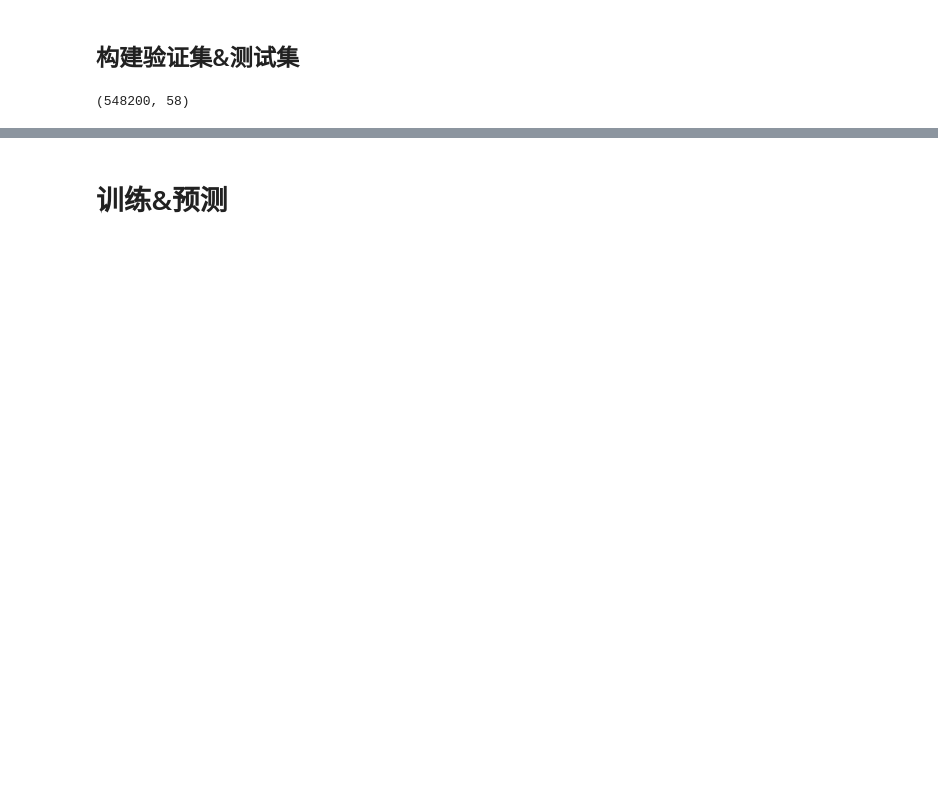
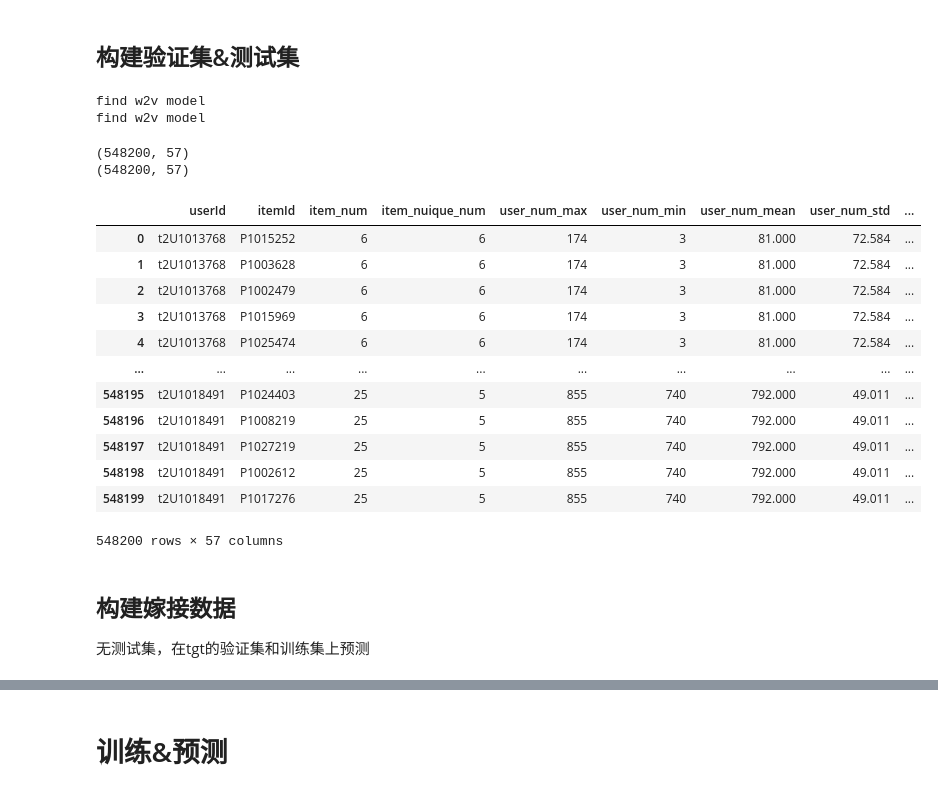
Before and after one commit to Ljwccc/cross_market, a Jupyter notebook: transfer_lgb.ipynb, the cells around one changed output, grey strips where cells are left out. Drawn from its saved outputs; the diff is of its cells as text; code cells hidden in the pictures; blank space fills up the shorter version.

```diff
--- a/transfer_lgb.ipynb
+++ b/transfer_lgb.ipynb
@@ -15,6 +15,7 @@ from collections import defaultdict
 from gensim.models import Word2Vec
 from tqdm import tqdm
 import os
+from lgb_utils import *
 
 import joblib
 import random
@@ -28,12 +29,11 @@ pd.set_option('max_columns', None)
 pd.set_option('max_rows', 300)
 pd.set_option('float_format', lambda x: '%.3f' % x)
 
-from pandarallel import pandarallel
-pandarallel.initialize(nb_workers=8)
+tgt_market = 't2'
+tgt_data_dir = f'./DATA/{tgt_market}/'
 
-tgt_market = 's1'
-data_dir = f'./DATA/{tgt_market}/'
-neg_num = 20
+src_market = 's3'
+src_data_dir = f'./DATA/{src_market}/'
 # %% [output]
 INFO: Pandarallel will run on 8 workers.
 INFO: Pandarallel will use Memory file system to transfer data between the main process and workers.
@@ -243,28 +98,39 @@ def load_market_valid_run(valid_run_file):  # 把一行item_id分别拆到user_i
 
     return users, items
 
+# 提取特征
+user_feature, item_feature = get_static_feat(train.copy(), user_feature.copy(), item_feature.copy())
+user_embed = emb(train.copy(), 'userId', 'itemId', tgt_market, mode='agg')
+item_embed = emb(train.copy(), 'userId', 'itemId', tgt_market, mode='single')
+
 # 验证集，同时也作为训练集
-user_ids, item_ids = load_market_valid_run(data_dir+'valid_run.tsv')
+user_ids, item_ids = load_market_valid_run(tgt_data_dir+'valid_run.tsv')
 valid = pd.DataFrame(columns=['userId','itemId'])
 valid['userId'] = user_ids
 valid['itemId'] = item_ids
-
 # 合并统计特征
-valid = valid.merge(user_static, on='userId',how='left')
-valid = valid.merge(item_static, on='itemId',how='left')
+valid = valid.merge(user_feature, on='userId',how='left')
+valid = valid.merge(item_feature, on='itemId',how='left')
 # 合并w2v特征
 valid = valid.merge(user_embed, on='userId',how='left')
 valid = valid.merge(item_embed, on='itemId',how='left')
 
 # 测试集
-user_ids, item_ids = load_market_valid_run(data_dir+'test_run.tsv')
+user_ids, item_ids = load_market_valid_run(tgt_data_dir+'test_run.tsv')
 test = pd.DataFrame(columns=['userId','itemId'])
 test['userId'] = user_ids
 test['itemId'] = item_ids
 # 合并统计特征
-test = test.merge(user_static, on='userId',how='left')
-test = test.merge(item_static, on='itemId',how='left')
+test = test.merge(user_feature, on='userId',how='left')
+test = test.merge(item_feature, on='itemId',how='left')
 # 合并w2v特征
 test = test.merge(user_embed, on='userId',how='left')
 test = test.merge(item_embed, on='itemId',how='left')
-# test.isnull().sum()
+# 合并item_cf特征
+valid_cf = get_sim_feature(train.copy(), valid.copy())
+test_cf = get_sim_feature(train.copy(), test.copy())
+valid = valid.merge(valid_cf, how='left', on=['userId','itemId'])
+test = test.merge(test_cf, how='left', on=['userId','itemId'])
+# %% [output]
+find w2v model
+find w2v model
@@ -363,9 +136,0 @@ test = test.merge(test_cf, how='left', on=['userId','itemId'])
-# %%
-# 将valid的label merge上去
-valid_qrel = pd.read_table(data_dir+'valid_qrel.tsv')
-valid = valid.merge(valid_qrel, how='left', on=['userId','itemId']).rename({'rating':'label'}, axis=1)
-valid['label'] = valid['label'].fillna(0)
-print(valid.shape)
-# valid.isnull().sum()
-# %% [output]
-(548200, 58)
@@ -431,0 +137,23 @@ def train_model_lgb(data_, test_, y_, folds_, cat_cols=None):
+# %%
+print(valid.shape)
+print(test.shape)
+valid
+# %% [output]
+(548200, 57)
+(548200, 57)
+|  | userId | itemId | item_num | item_nuique_num | user_num_max | user_num_min | user_num_mean | user_num_std | ... |
+| 0 | t2U1013768 | P1015252 | 6 | 6 | 174 | 3 | 81.000 | 72.584 | ... |
+| 1 | t2U1013768 | P1003628 | 6 | 6 | 174 | 3 | 81.000 | 72.584 | ... |
+| 2 | t2U1013768 | P1002479 | 6 | 6 | 174 | 3 | 81.000 | 72.584 | ... |
+| 3 | t2U1013768 | P1015969 | 6 | 6 | 174 | 3 | 81.000 | 72.584 | ... |
+| 4 | t2U1013768 | P1025474 | 6 | 6 | 174 | 3 | 81.000 | 72.584 | ... |
+| ... | ... | ... | ... | ... | ... | ... | ... | ... | ... |
+| 548195 | t2U1018491 | P1024403 | 25 | 5 | 855 | 740 | 792.000 | 49.011 | ... |
+| 548196 | t2U1018491 | P1008219 | 25 | 5 | 855 | 740 | 792.000 | 49.011 | ... |
+| 548197 | t2U1018491 | P1027219 | 25 | 5 | 855 | 740 | 792.000 | 49.011 | ... |
+| 548198 | t2U1018491 | P1002612 | 25 | 5 | 855 | 740 | 792.000 | 49.011 | ... |
+| 548199 | t2U1018491 | P1017276 | 25 | 5 | 855 | 740 | 792.000 | 49.011 | ... |
+548200 rows × 57 columns
+# %% [markdown]
+## 构建嫁接数据
+无测试集，在tgt的验证集和训练集上预测
```
Also changed, not shown: parts of 17 cells of this notebook, 4 other files.
